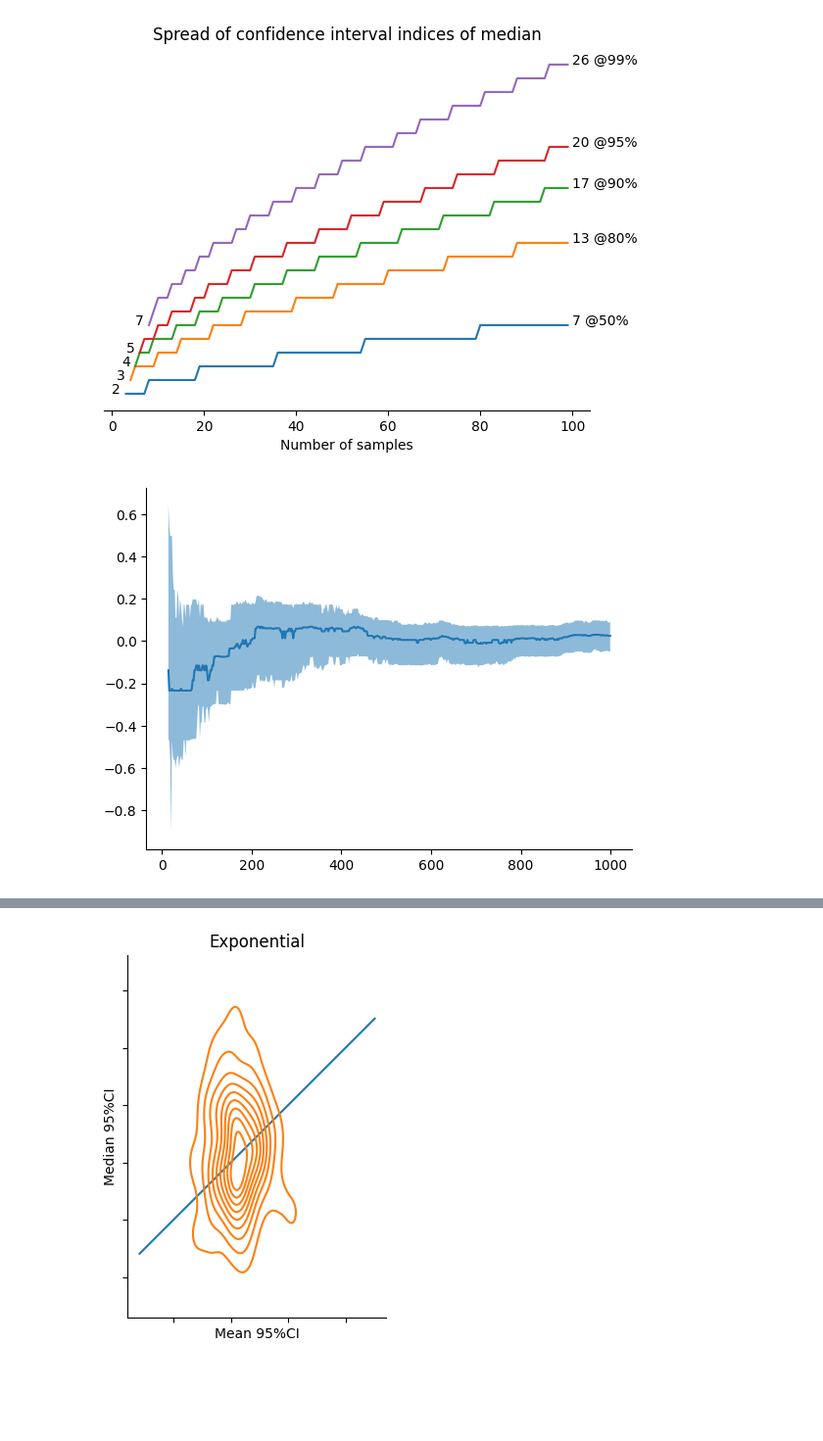
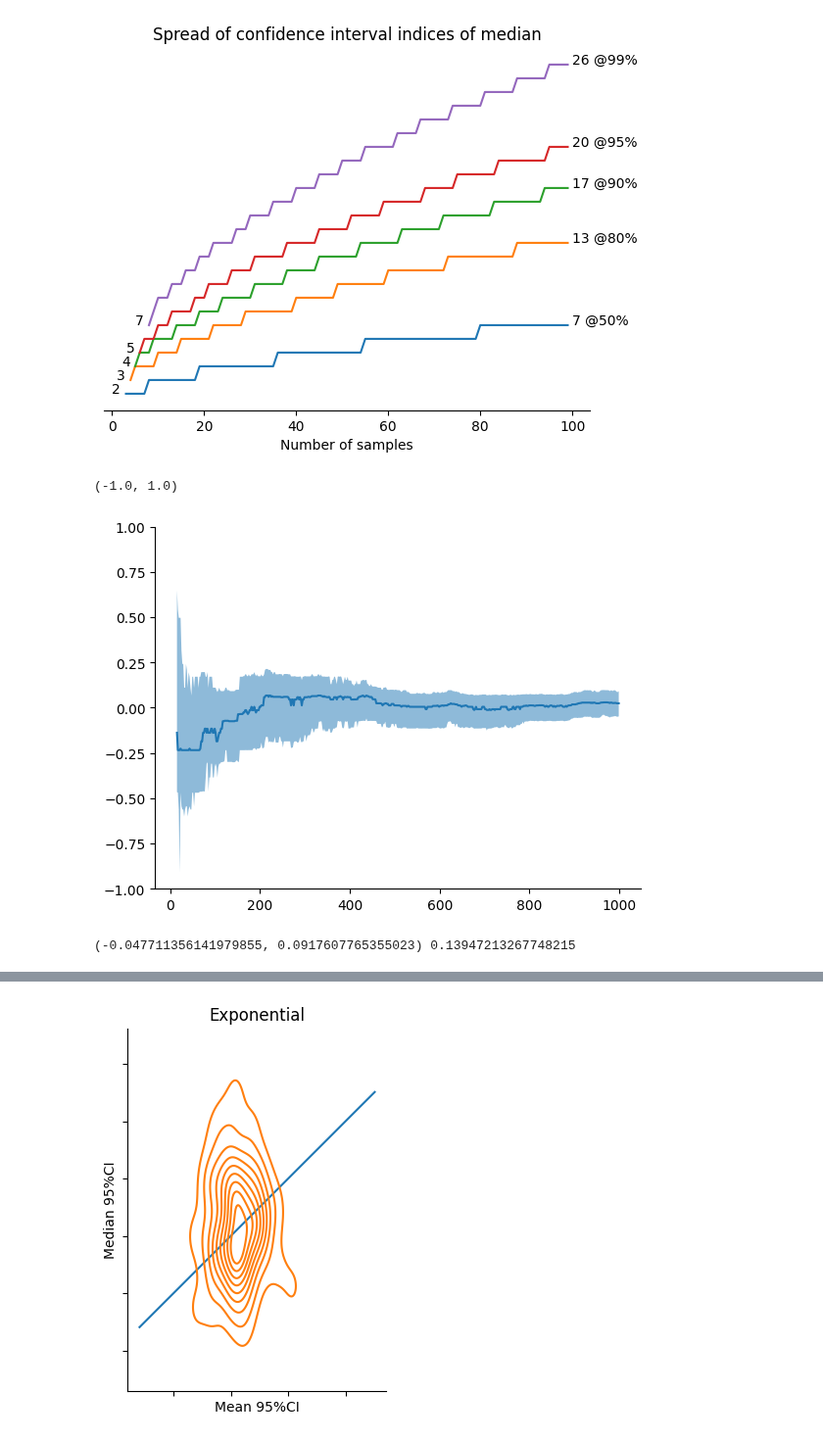
Before and after one commit to sanjaymjoshi/relistats, a Jupyter notebook: example/explore_median_confidence.ipynb, the cells around one changed output, grey strips where cells are left out. Shown at 98% size. Cells and saved outputs as stored; diff of their text form; code cells hidden in the pictures; blank space fills up the shorter version.

```diff
--- a/example/explore_median_confidence.ipynb
+++ b/example/explore_median_confidence.ipynb
@@ -40,29 +40,35 @@ Text(0.5, 1.0, 'Spread of confidence interval indices of median')
 # %%
 import numpy as np
 import scipy.stats as stats
 from relistats.quantile import confidence_interval_of_median
 
 np.random.seed(42)
 y = stats.norm.rvs(size=1000)
 
 x_ax = range(15, len(y), 2)
 upper = []
 lower = []
 central = []
 
 cc = 0.95
 
 for x in x_ax:
     y1 = sorted(y[:x])
     #print(y1)
     central.append(y1[(x-1)//2])
     ci = confidence_interval_of_median(cc, y1)
     lower.append(ci[0])
     upper.append(ci[1])
 
 ax = plt.subplot(111)
 ax.plot(x_ax, central)
 ax.fill_between(x_ax, lower, upper, alpha=0.5)
 ax.spines[['right', 'top']].set_visible(False)
+ax.set_ylim([-1, 1])
 # %% [output]
+(-1.0, 1.0)
-[figure, old version]
+[figure, new version]
+# %%
+print(ci, ci[1]-ci[0])
+# %% [output]
+(-0.047711356141979855, 0.0917607765355023) 0.13947213267748215
```
Also changed, not shown: parts of 1 cell of this notebook.
